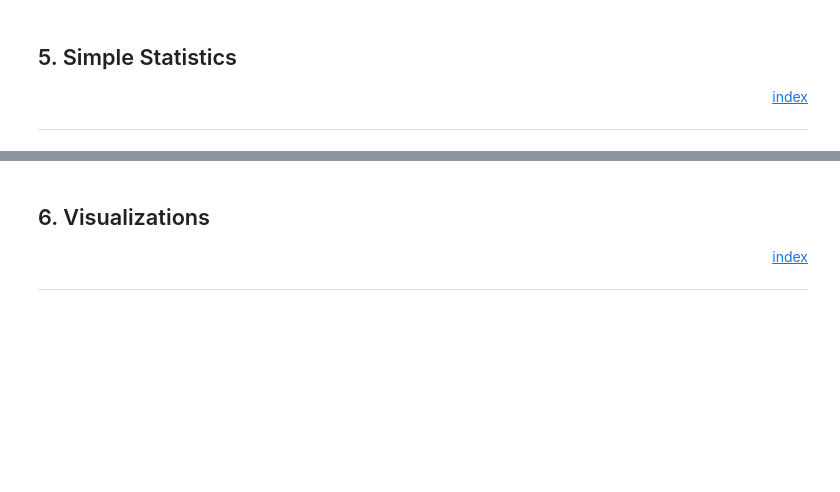
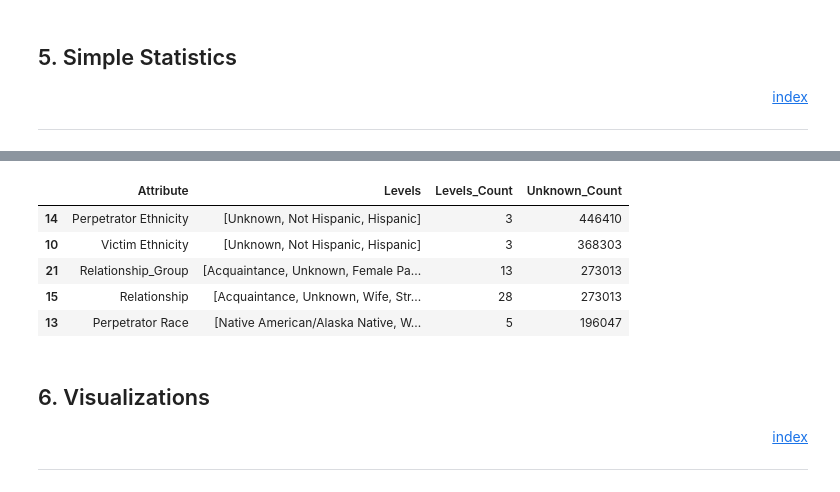
Before and after one commit to pretttyvo/ML1-Visualization-and-Data-Preprocessing, a Jupyter notebook: Lab 1/Jupyter Notebooks/Final Submission.ipynb, the cells around one changed output, grey strips where cells are left out. Saved outputs shown, nothing was run; the diff lists cells and outputs as text; code cells hidden in the pictures; blank space fills up the shorter version.

```diff
--- a/Lab 1/Jupyter Notebooks/Final Submission.ipynb
+++ b/Lab 1/Jupyter Notebooks/Final Submission.ipynb
@@ -248,3 +274,30 @@ df['Crime Solved']=df['Crime Solved'].replace(to_replace='Yes',value=1)
+# %%
+# get all levels per categorical attribute
+df_categorical_levels = pd.DataFrame()
+df_categorical_levels['Attribute'] = df_categorical.columns
+df_categorical_levels['Levels'] = ''
+df_categorical_levels['Levels_Count'] = ''
+df_categorical_levels['Unknown_Count'] = ''
+
+# populate the dataframe with categorical levels and count of each category
+for i, row in df_categorical_levels.iterrows():
+    attribute = row['Attribute']
+    df_categorical_levels.at[i,'Levels'] = df[attribute].unique()
+    df_categorical_levels.at[i,'Levels_Count'] = len(df[attribute].unique())
+    try:
+        df_categorical_levels.at[i,'Unknown_Count'] = df.groupby(attribute).count().loc['Unknown'][0]
+    except:
+        df_categorical_levels.at[i,'Unknown_Count'] = 0
+# %%
+# show the dataframe
+df_categorical_levels.sort_values(by='Unknown_Count', ascending = False).head()
+# %% [output]
+|  | Attribute | Levels | Levels_Count | Unknown_Count |
+| 14 | Perpetrator Ethnicity | [Unknown, Not Hispanic, Hispanic] | 3 | 446410 |
+| 10 | Victim Ethnicity | [Unknown, Not Hispanic, Hispanic] | 3 | 368303 |
+| 21 | Relationship_Group | [Acquaintance, Unknown, Female Pa... | 13 | 273013 |
+| 15 | Relationship | [Acquaintance, Unknown, Wife, Str... | 28 | 273013 |
+| 13 | Perpetrator Race | [Native American/Alaska Native, W... | 5 | 196047 |
 # %% [markdown]
 ## 6. Visualizations <a id='visualizations'></a>
 <div style="text-align: right"> <a href="#index">index</a> </div>
```
Also changed, not shown: parts of 5 cells of this notebook.
